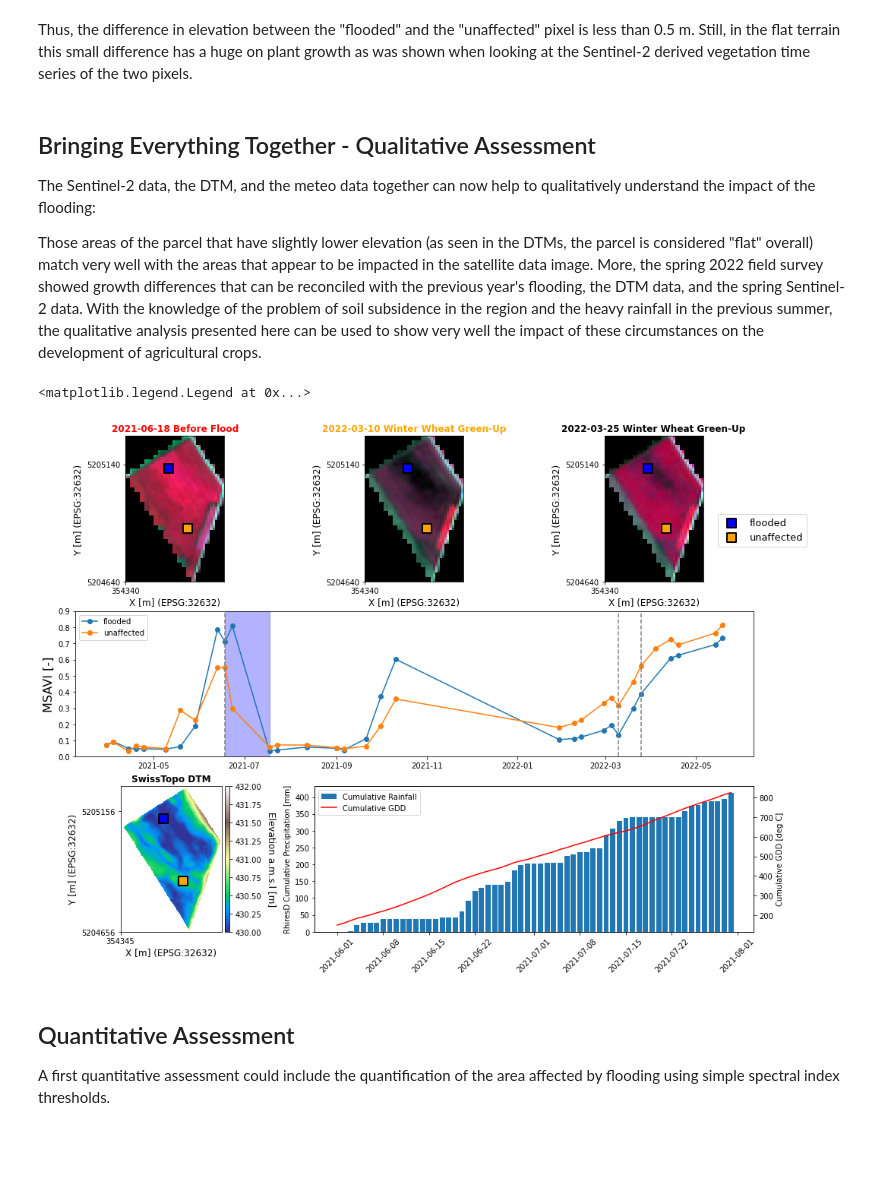
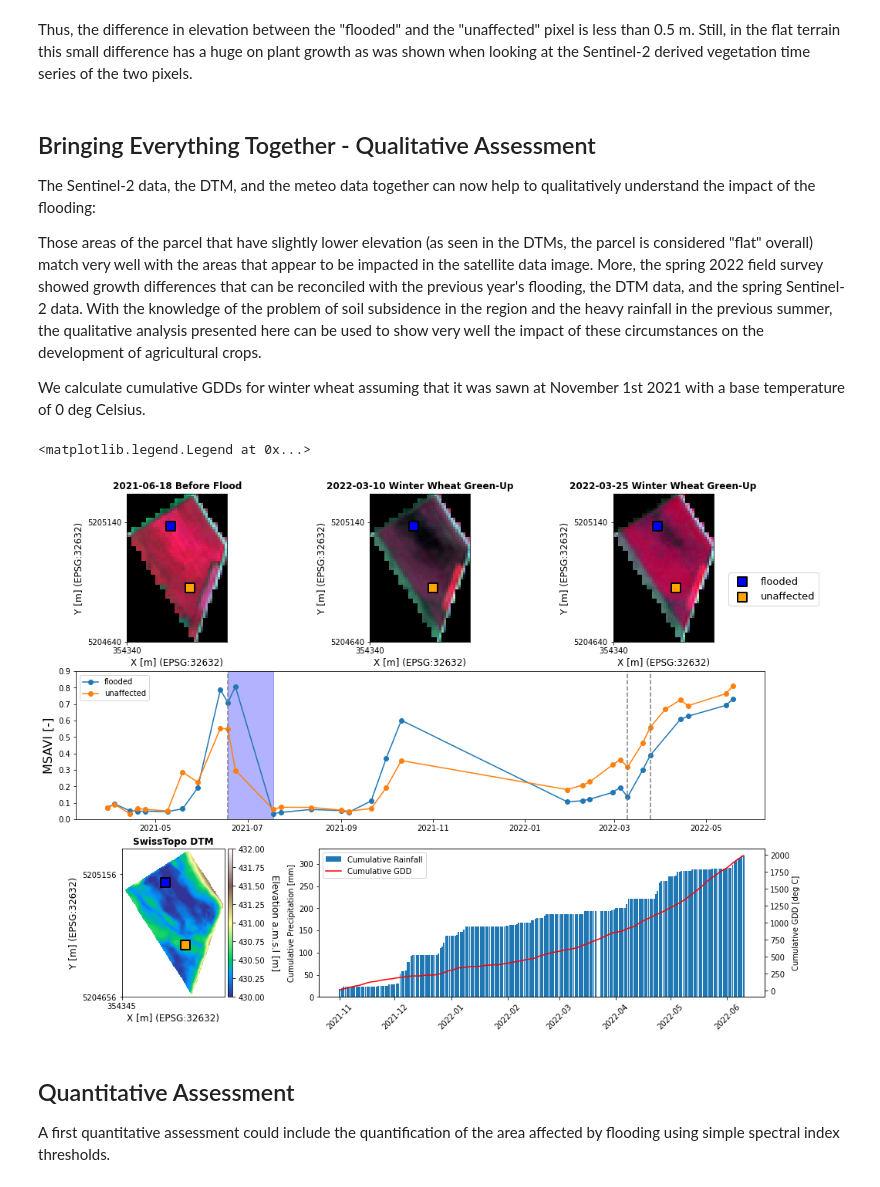
Before and after one commit to EOA-team/eodal_notebooks, a Jupyter notebook: notebooks/Sentinel-2/sentinel2_crop_growing_conditions.ipynb, the cells around one changed output. Drawn from its saved outputs; the diff is of its cells as text; code cells hidden in the pictures; blank space fills up the shorter version.

```diff
--- a/notebooks/Sentinel-2/sentinel2_crop_growing_conditions.ipynb
+++ b/notebooks/Sentinel-2/sentinel2_crop_growing_conditions.ipynb
@@ -102,0 +127,5 @@ meteo = meteo[meteo.date >= datetime(2021,6,1,0,0,0)]
+# %%
+# define function to calculate GDDs
+def calc_gdds(tmax: float, tmin: float, tbase: float) -> float:
+    """calculates growing degree days"""
+    return (tmax + tmin) / 2. - tbase
@@ -105,16 +152,17 @@ meteo = meteo[meteo.date >= datetime(2021,6,1,0,0,0)]
 f = plt.figure(figsize=(12,7))
 ax = f.add_subplot(111)
 
-meteo['Date'] = meteo.date.apply(lambda x: x.date())
-ax.bar(x=meteo['Date'], height=meteo['cumulative precipitation'], label='Cumulative Rainfall')
+meteo_spring21['Date'] = meteo_spring21.time.apply(lambda x: x.date())
+ax.bar(x=meteo_spring21['Date'], height=meteo_spring21['cumulative rainfall'], label='Cumulative Rainfall')
 ax2 = ax.twinx()
-ax2.plot(meteo['Date'], meteo['cumulative GDD'], color='red', label='Cumulative GDD')
+ax2.plot(meteo_spring21['Date'], meteo_spring21['cumulative GDD'], color='red', label='Cumulative GDD')
 _ = plt.setp(ax.get_xticklabels(), rotation=45)
-ax.set_ylabel('RhiresD Cumulative Precipitation [mm]')
+ax.set_ylabel('Cumulative Precipitation [mm]')
 ax2.set_ylabel('Cumulative GDD [deg C]')
 lines, labels = ax.get_legend_handles_labels()
 lines2, labels2 = ax2.get_legend_handles_labels()
 ax2.legend(
     lines + lines2, labels + labels2,
 )
+ax.set_xlim(datetime(2021,6,1,0,0,0), datetime(2021,7,31,0,0,0))
 # %% [output]
@@ -646,6 +690,23 @@ Thus, the difference in elevation between the "flooded" and the "unaffected" pix
 The Sentinel-2 data, the DTM, and the meteo data together can now help to qualitatively understand the impact of the flooding:
 
 Those areas of the parcel that have slightly lower elevation (as seen in the DTMs, the parcel is considered "flat" overall) match very well with the areas that appear to be impacted in the satellite data image. More, the spring 2022 field survey showed growth differences that can be reconciled with the previous year's flooding, the DTM data, and the spring Sentinel-2 data. With the knowledge of the problem of soil subsidence in the region and the heavy rainfall in the previous summer, the qualitative analysis presented here can be used to show very well the impact of these circumstances on the development of agricultural crops.
+
+We calculate cumulative GDDs for winter wheat assuming that it was sawn at November 1st 2021 with a base temperature of 0 deg Celsius.
+# %%
+meteo_ww = meteo[meteo.time >= datetime(2021,11,1,0,0,0)].copy()
+# get cumulative GDDs
+meteo_ww['GDD'] = meteo_ww.apply(
+    lambda x: calc_gdds(
+        tmax=x['daily maximum air temperature'],
+        tmin=x['daily minimum air temperature'],
+        tbase=0.
+    ),
+    axis=1
+)
+meteo_ww['cumulative GDD'] = meteo_ww.GDD.cumsum()
+# get cumulative rainfall
+meteo_ww['cumulative rainfall'] = meteo_ww['daily precipitation'].cumsum()
+meteo_ww['Date'] = meteo_ww.time.apply(lambda x: x.date())
 # %%
 # open figure for plotting
 fig = plt.figure(figsize=(16,12))
@@ -662,14 +723,14 @@ res_s21['feature_scenes'][date(2021,6,18)].plot_multiple_bands(['nir_1', 'red',
 ax1_title = ax1.set_title('2021-06-18 Before Flood')
 ax1.scatter(flooded_pix.x, flooded_pix.y, color='blue', label='flooded', s=150, marker='s', linewidths=2, edgecolor='black')
 ax1.scatter(unaffected_pix.x, unaffected_pix.y, color='orange', label='unaffected', s=150, marker='s', linewidths=2, edgecolor='black')
-plt.setp(ax1_title, color='red', fontweight='bold')
+plt.setp(ax1_title, color='black', fontweight='bold')
 
 # S2 spring 2022 (1)
 res_s22['feature_scenes'][date(2022,3,10)].plot_multiple_bands(['nir_1', 'red', 'green'], ax=ax2)
 ax2_title = ax2.set_title('2022-03-10 Winter Wheat Green-Up')
 ax2.scatter(flooded_pix.x, flooded_pix.y, color='blue', label='flooded', s=150, marker='s', linewidths=2, edgecolor='black')
 ax2.scatter(unaffected_pix.x, unaffected_pix.y, color='orange', label='unaffected', s=150, marker='s', linewidths=2, edgecolor='black')
-plt.setp(ax2_title, color='orange', fontweight='bold')
+plt.setp(ax2_title, color='black', fontweight='bold')
 
 # S2 spring 2022 (2)
 res_s22['feature_scenes'][date(2022,3,25)].plot_multiple_bands(['nir_1', 'red', 'green'], ax=ax3)
@@ -681,37 +742,37 @@ ax3.legend(bbox_to_anchor=(1.1, 0.5), fontsize=13)
 
 # time series of selected pixels
 ax4.plot(flooded.date[s1mask], flooded[vi][s1mask], label='flooded', linestyle='-', marker='o')
 ax4.plot(unaffected.date[s2mask], unaffected[vi][s2mask], label='unaffected', linestyle='-', marker='o')
 ax4.legend()
 ax4.set_ylabel('MSAVI [-]', fontsize=16)
 ax4.axvspan(date(2021,6,18), date(2021,7,18), alpha=0.3, color='blue')
 ax4.vlines(date(2021,6,18), ymin=0, ymax=0.9, linestyle='dashed', color='grey')
 ax4.vlines(date(2022,3,25), ymin=0, ymax=0.9, linestyle='dashed', color='grey')
 ax4.vlines(date(2022,3,10), ymin=0, ymax=0.9, linestyle='dashed', color='grey')
 ax4.set_ylim(0, 0.9)
 
 # elevation
 dtm['B1'].plot(colormap='terrain', colorbar_label='Elevation a.m.s.l [m]', ax=ax5, vmin=430, vmax=432)
 ax5_title = ax5.set_title('SwissTopo DTM')
 plt.setp(ax5_title, fontweight='bold')
 ax5.scatter(flooded_pix.x, flooded_pix.y, color='blue', label='flooded', s=150, marker='s', linewidths=2, edgecolor='black')
 ax5.scatter(unaffected_pix.x, unaffected_pix.y, color='orange', label='unaffected', s=150, marker='s', linewidths=2, edgecolor='black')
 
 # meteo (use spring 2022)
-ax6.bar(x=meteo['Date'], height=meteo['cumulative precipitation'], label='Cumulative Rainfall')
+ax6.bar(x=meteo_ww['Date'], height=meteo_ww['cumulative rainfall'], label='Cumulative Rainfall')
 ax6_2 = ax6.twinx()
-ax6_2.plot(meteo['Date'], meteo['cumulative GDD'], color='red', label='Cumulative GDD')
+ax6_2.plot(meteo_ww['Date'], meteo_ww['cumulative GDD'], color='red', label='Cumulative GDD')
 _ = plt.setp(ax6.get_xticklabels(), rotation=45)
-ax6.set_ylabel('RhiresD Cumulative Precipitation [mm]')
+ax6.set_ylabel('Cumulative Precipitation [mm]')
 ax6_2.set_ylabel('Cumulative GDD [deg C]')
 lines, labels = ax6.get_legend_handles_labels()
 lines2, labels2 = ax6_2.get_legend_handles_labels()
 ax6.legend(
     lines + lines2, labels + labels2,
 )
 # %% [output]
 <matplotlib.legend.Legend at 0x...>
-[figure, old version]
+[figure, new version]
 # %%
 # save figure to dislk
 out_dir = base_dir.joinpath('img')
```
Also changed, not shown: parts of 18 cells of this notebook.
